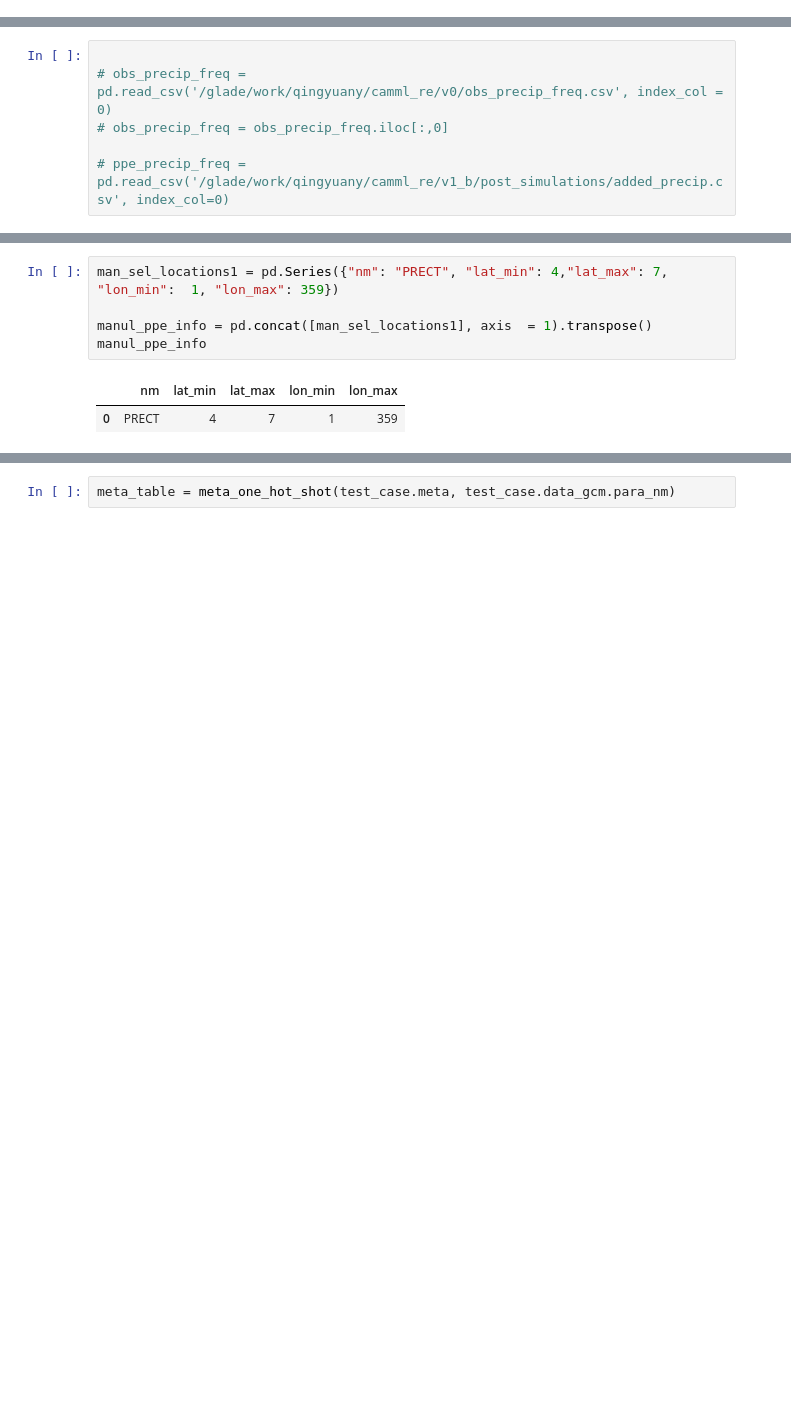
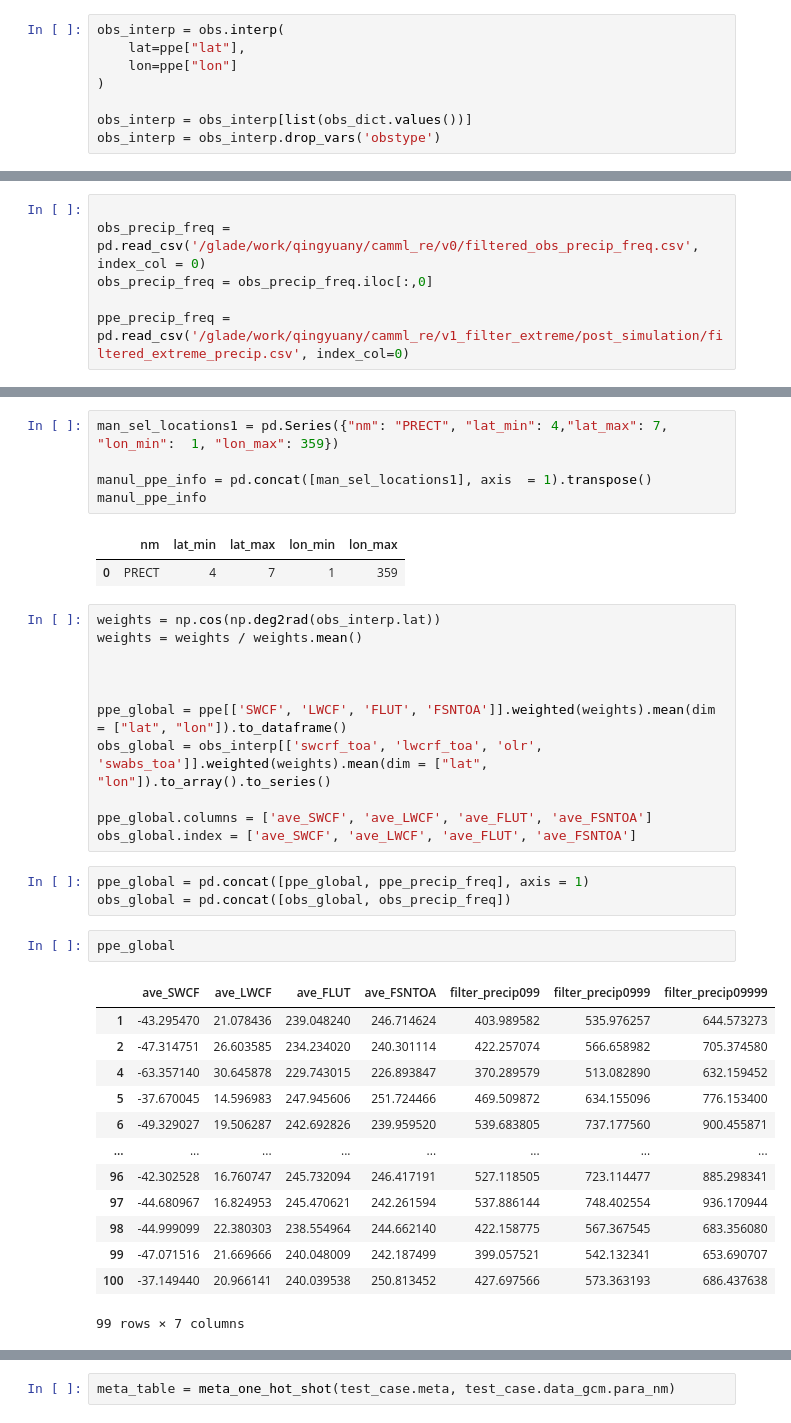
Before and after one commit to yiqioyang/proj2dhullsampler, a Jupyter notebook: notebooks/prepare.ipynb, the cells around one changed output, grey strips where cells are left out. Cells and saved outputs as stored; diff of their text form; blank space fills up the shorter version.

```diff
--- a/notebooks/prepare.ipynb
+++ b/notebooks/prepare.ipynb
@@ -49,0 +49,8 @@ obs['pr'] = obs['pr']/(1000 * 86400)
+# %%
+obs_interp = obs.interp(
+    lat=ppe["lat"],
+    lon=ppe["lon"]
+)
+
+obs_interp = obs_interp[list(obs_dict.values())]
+obs_interp = obs_interp.drop_vars('obstype')
@@ -54,7 +78,7 @@ para.index = para.index +1
 # %%
 
-# obs_precip_freq = pd.read_csv('/glade/work/qingyuany/camml_re/v0/obs_precip_freq.csv', index_col = 0)
-# obs_precip_freq = obs_precip_freq.iloc[:,0]
+obs_precip_freq = pd.read_csv('/glade/work/qingyuany/camml_re/v0/filtered_obs_precip_freq.csv', index_col = 0)
+obs_precip_freq = obs_precip_freq.iloc[:,0]
 
-# ppe_precip_freq = pd.read_csv('/glade/work/qingyuany/camml_re/v1_b/post_simulations/added_precip.csv', index_col=0)
+ppe_precip_freq = pd.read_csv('/glade/work/qingyuany/camml_re/v1_filter_extreme/post_simulation/filtered_extreme_precip.csv', index_col=0)
 # %%
@@ -69,4 +93,34 @@ manul_ppe_info
 # %% [output]
 |  | nm | lat_min | lat_max | lon_min | lon_max |
 | 0 | PRECT | 4 | 7 | 1 | 359 |
+# %%
+weights = np.cos(np.deg2rad(obs_interp.lat))
+weights = weights / weights.mean()
+
+
+
+ppe_global = ppe[['SWCF', 'LWCF', 'FLUT', 'FSNTOA']].weighted(weights).mean(dim = ["lat", "lon"]).to_dataframe()
+obs_global = obs_interp[['swcrf_toa', 'lwcrf_toa', 'olr', 'swabs_toa']].weighted(weights).mean(dim = ["lat", "lon"]).to_array().to_series()
+
+ppe_global.columns = ['ave_SWCF', 'ave_LWCF', 'ave_FLUT', 'ave_FSNTOA']
+obs_global.index = ['ave_SWCF', 'ave_LWCF', 'ave_FLUT', 'ave_FSNTOA']
+# %%
+ppe_global = pd.concat([ppe_global, ppe_precip_freq], axis = 1)
+obs_global = pd.concat([obs_global, obs_precip_freq])
+# %%
+ppe_global
+# %% [output]
+|  | ave_SWCF | ave_LWCF | ave_FLUT | ave_FSNTOA | filter_precip099 | filter_precip0999 | filter_precip09999 |
+| 1 | -43.295470 | 21.078436 | 239.048240 | 246.714624 | 403.989582 | 535.976257 | 644.573273 |
+| 2 | -47.314751 | 26.603585 | 234.234020 | 240.301114 | 422.257074 | 566.658982 | 705.374580 |
+| 4 | -63.357140 | 30.645878 | 229.743015 | 226.893847 | 370.289579 | 513.082890 | 632.159452 |
+| 5 | -37.670045 | 14.596983 | 247.945606 | 251.724466 | 469.509872 | 634.155096 | 776.153400 |
+| 6 | -49.329027 | 19.506287 | 242.692826 | 239.959520 | 539.683805 | 737.177560 | 900.455871 |
+| ... | ... | ... | ... | ... | ... | ... | ... |
+| 96 | -42.302528 | 16.760747 | 245.732094 | 246.417191 | 527.118505 | 723.114477 | 885.298341 |
+| 97 | -44.680967 | 16.824953 | 245.470621 | 242.261594 | 537.886144 | 748.402554 | 936.170944 |
+| 98 | -44.999099 | 22.380303 | 238.554964 | 244.662140 | 422.158775 | 567.367545 | 683.356080 |
+| 99 | -47.071516 | 21.669666 | 240.048009 | 242.187499 | 399.057521 | 542.132341 | 653.690707 |
+| 100 | -37.149440 | 20.966141 | 240.039538 | 250.813452 | 427.697566 | 573.363193 | 686.437638 |
+99 rows × 7 columns
 # %%
```
Also changed, not shown: parts of 15 cells of this notebook.
